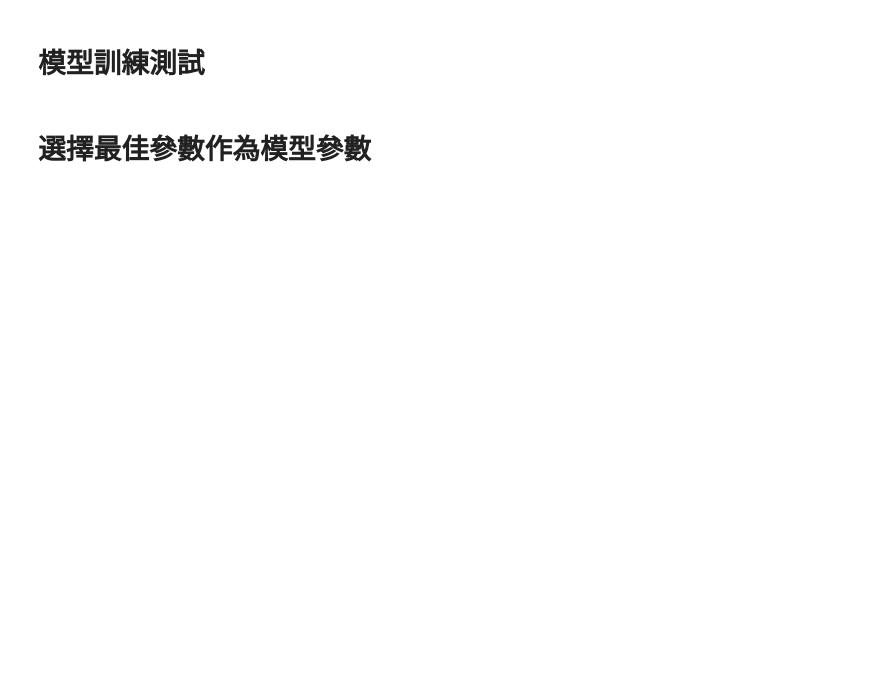
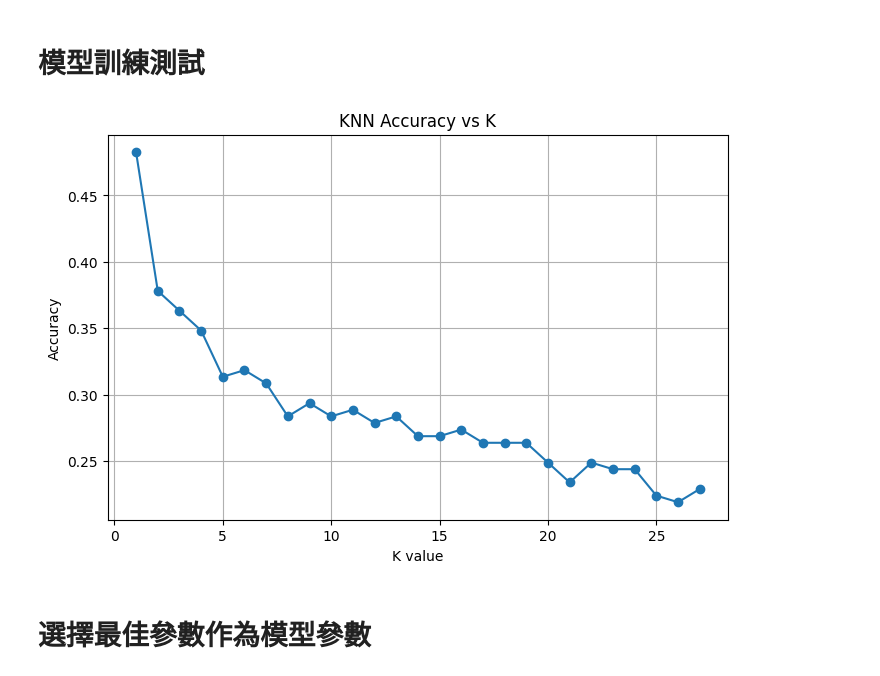
Before and after one commit to caijiayou/AI_image_YOLO, a Jupyter notebook: KNN_train.ipynb, the cells around one changed output. Cells and saved outputs as stored; diff of their text form; code cells hidden in the pictures; blank space fills up the shorter version.

```diff
--- a/KNN_train.ipynb
+++ b/KNN_train.ipynb
@@ -48,33 +68,30 @@ print("測試筆數:", X_test.shape[0])
 # %%
 from sklearn.neighbors import KNeighborsClassifier
 from sklearn.metrics import accuracy_score, classification_report, confusion_matrix
 import matplotlib.pyplot as plt
 
 acc_history = []
-for k in range(1, len(X_train)):
+k_values = []
 
-    knn = KNeighborsClassifier(
-        n_neighbors=k,      # K 值
-        metric='euclidean'  # 距離
-    )
-
+for k in range(1, int((len(X_train))**0.5)):
+    knn = KNeighborsClassifier(n_neighbors=k, metric='euclidean')
     knn.fit(X_train, y_train)
-    print("✅ KNN 訓練完成")
 
     y_pred = knn.predict(X_test)
-
     acc = accuracy_score(y_test, y_pred)
-    print("🎯 測試準確率:", acc)
-
-    print("\n分類報告:")
-    print(classification_report(y_test, y_pred))
-
-    print("\n混淆矩陣:")
-    print(confusion_matrix(y_test, y_pred))
 
     acc_history.append(acc)
+    k_values.append(k)
 
-plt.plot(acc_history)
+plt.figure(figsize=(8, 5))
+plt.plot(k_values, acc_history, marker='o')
+plt.xlabel("K value")
+plt.ylabel("Accuracy")
+plt.title("KNN Accuracy vs K")
+plt.grid(True)
+plt.show()
+# %% [output]
+[figure, added]
 # %% [markdown]
 # 選擇最佳參數作為模型參數
 # %%
```
Also changed, not shown: parts of 5 cells of this notebook, 2 other files.
